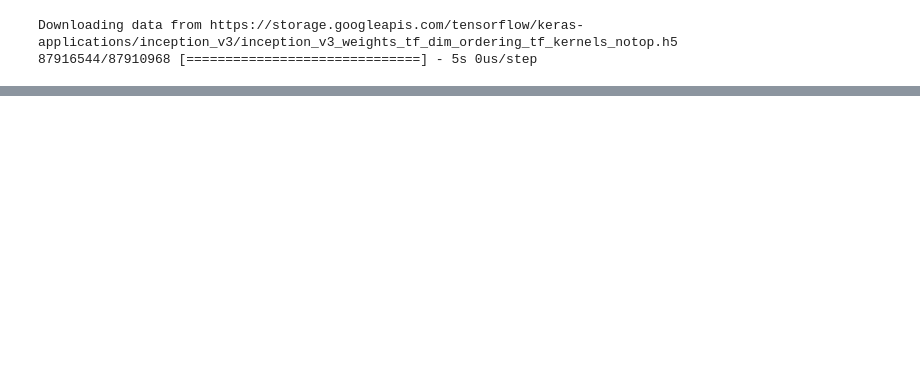
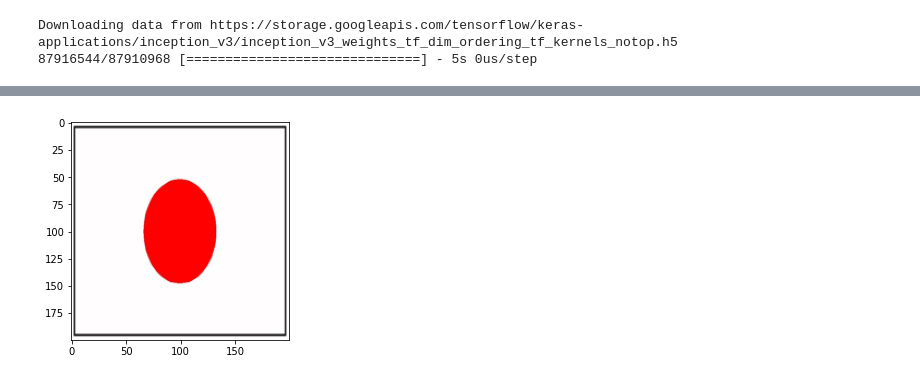
Before and after one commit to musicjae/DeepLearning, a Jupyter notebook: korean_flag.ipynb, the cells around one changed output, grey strips where cells are left out. Cells and saved outputs as stored; diff of their text form; code cells hidden in the pictures; blank space fills up the shorter version.

```diff
--- a/korean_flag.ipynb
+++ b/korean_flag.ipynb
@@ -186,2 +183,22 @@ Downloading data from https://lh3.googleusercontent.com/proxy/iSOmD8psuHbASuZ0VS
 태극기입니다
 [figure]
+# %%
+file_path = tf.keras.utils.get_file('test7','https://cdn.clien.net/web/api/file/F01/1897199/71f5cbad662c4aae874.JPG') # 2번째 항에 웹에서 이미지 주소 붙이기
+image = Image.open(file_path).convert('RGB')
+image = image.resize((200,200))
+image = np.array(image)
+
+image = image.reshape((200,200,3))
+plt.imshow(image)
+x_test = [image]
+x_test = np.array(x_test)
+x_test = x_test / 255
+
+pred = model3.predict(x_test)
+print(pred)
+if pred < 0.5:
+    print('태극기입니다')
+
+else:
+    print('태극기가 아닙니다')
+# %% [output]
@@ -187,0 +209 @@ Downloading data from https://lh3.googleusercontent.com/proxy/iSOmD8psuHbASuZ0VS
+[figure, added]
```
Also changed, not shown: parts of 7 cells of this notebook.
